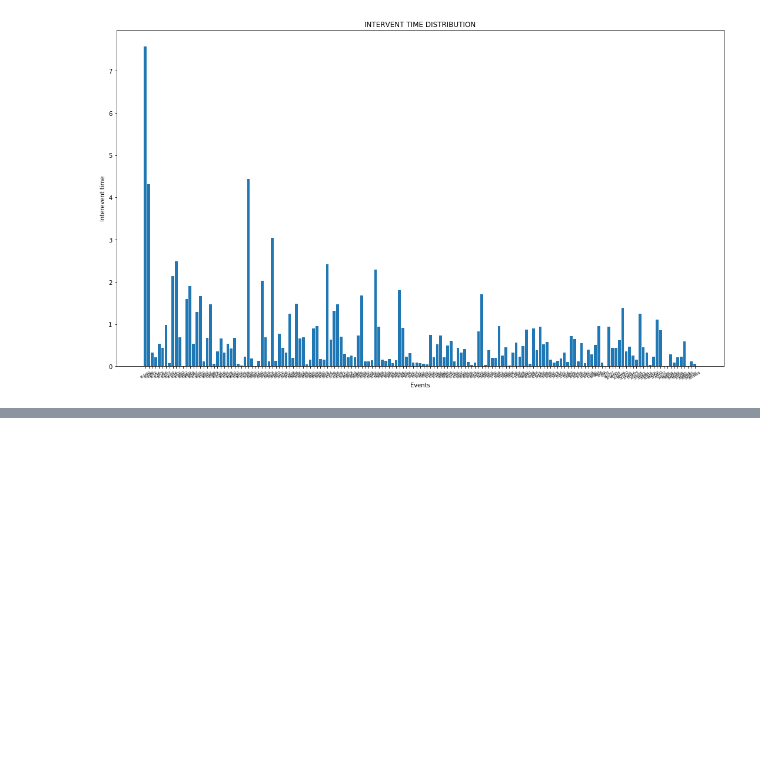
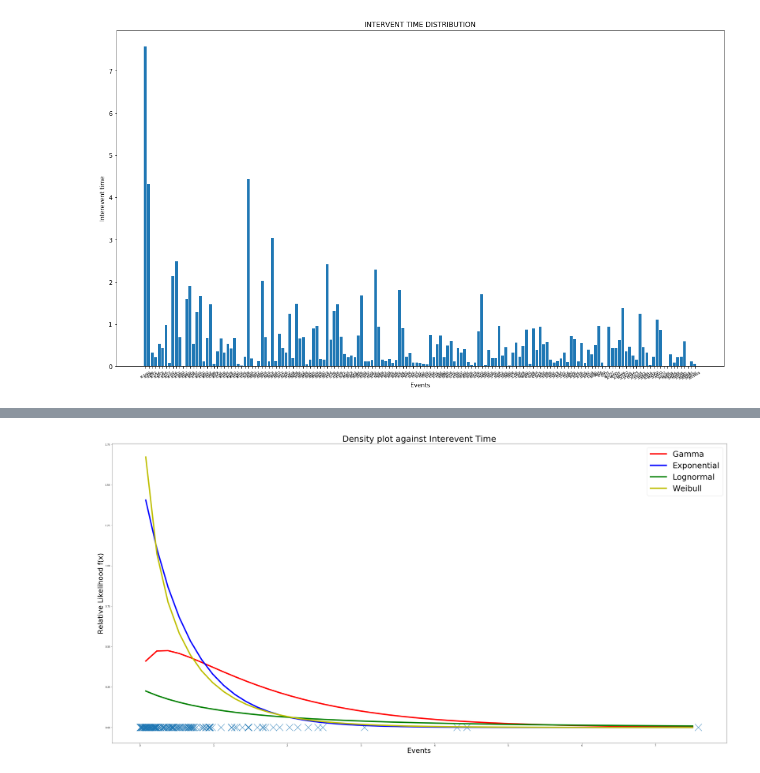
Before and after one commit to adityatulsyan/Earthquake-Interevent-Time-Analysis, a Jupyter notebook: Earthquake Forecasting.ipynb, the cells around one changed output, grey strips where cells are left out. Cells and saved outputs as stored; diff of their text form; code cells hidden in the pictures; blank space fills up the shorter version.

```diff
--- a/Earthquake Forecasting.ipynb
+++ b/Earthquake Forecasting.ipynb
@@ -104,0 +126,18 @@ df2.to_csv("interevent_time.csv")
+# %%
+##MLE
+fig = plt.gcf()
+fig.set_size_inches(50, 25, forward=True)
+
+index = np.arange(len(df))
+plt.xlabel('Events', fontsize=32)
+plt.ylabel('Relative Likelihood f(x)', fontsize=32)
+plt.title('Density plot against Interevent Time', fontsize =38)
+plt.scatter(df["INTEREVENT TIME"], np.zeros(len(df)), s = 1000, marker= 'x')
+plt.plot(x, stats.gamma.pdf(x, a = (1/0.8055547), scale = 1.2842414), "r", label = "Gamma", linewidth=6)
+plt.plot(x, stats.expon.pdf(x, scale = (1/1.594322)), "b", label = "Exponential", linewidth=6)
+plt.plot(x, stats.lognorm.pdf(x, loc = -1.202592, s = 1.359600), "g", label = "Lognormal", linewidth=6)
+plt.plot(x, stats.weibull_min.pdf(x, c = 0.8456672, scale = 0.5691232), "y", label = "Weibull", linewidth=6)
+plt.legend(prop={'size': 36})
+plt.show()
+# %% [output]
+[figure, added]
```
Also changed, not shown: parts of 7 cells of this notebook.
